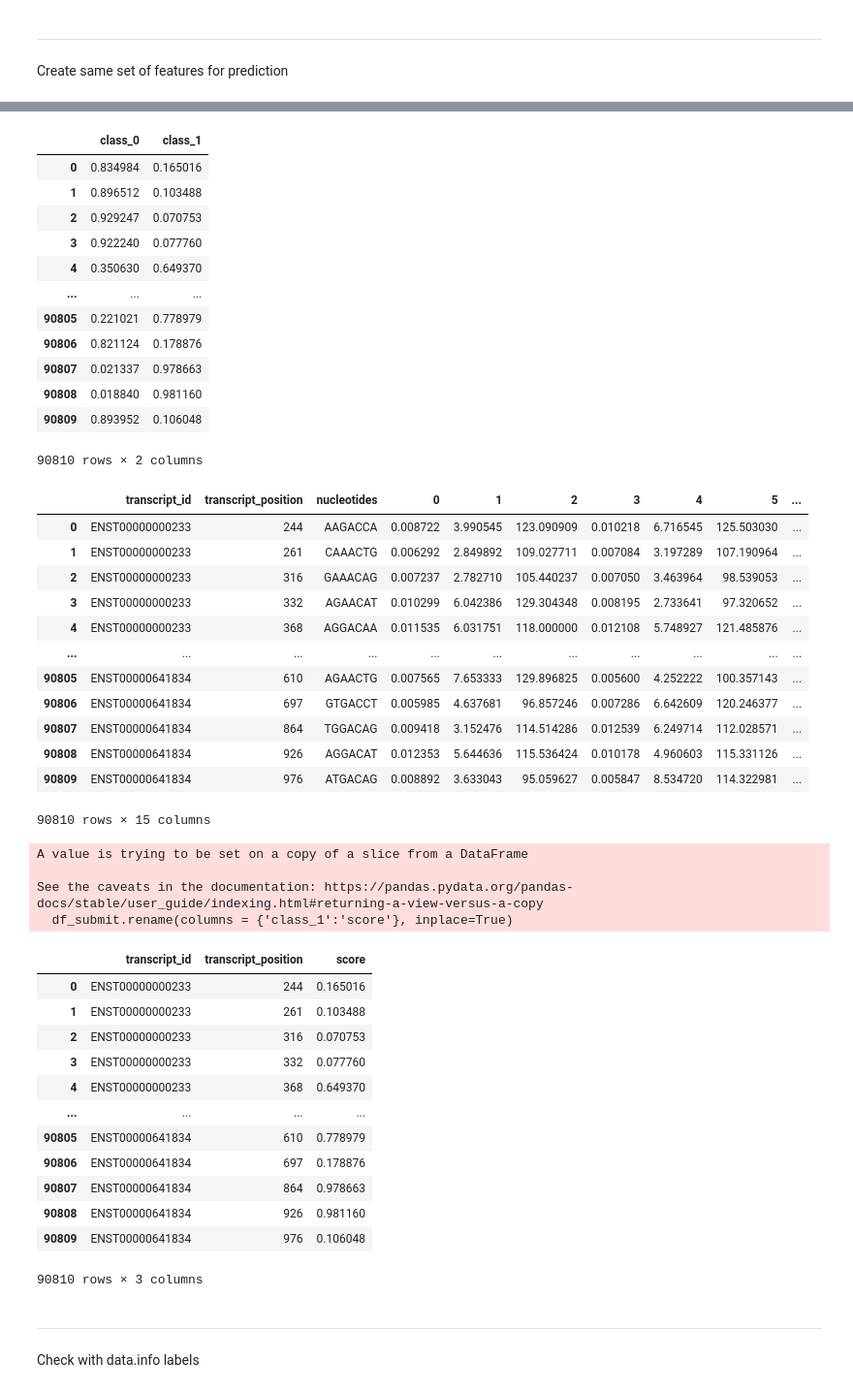
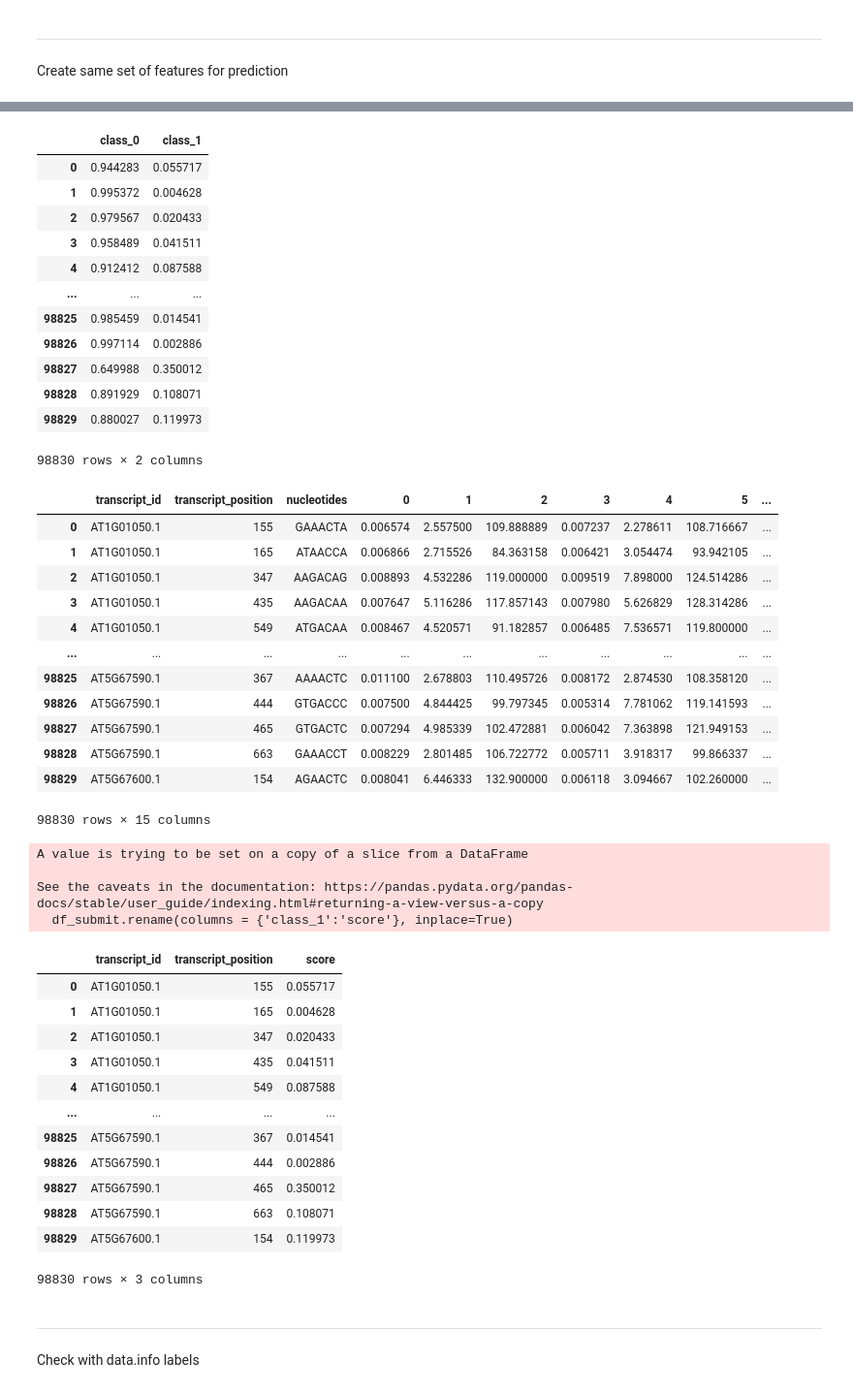
Before and after one commit to HaotingS/dsa4262_project, a Jupyter notebook: notebooks/test_model2.ipynb, the cells around one changed output, grey strips where cells are left out. Shown at 97% size. Cells and saved outputs as stored; diff of their text form; code cells hidden in the pictures.

Commit message:
add submission files

```diff
--- a/notebooks/test_model2.ipynb
+++ b/notebooks/test_model2.ipynb
@@ -359,8 +359,10 @@ Testing against new data
 # %%
 # given new dataset to test
 temp_lst = list()
+dataset_num = 2
 
-with open('./data/dataset1.json', 'rb') as f:
+
+with open('./data/dataset{file_num}.json'.format(file_num = dataset_num), 'rb') as f:
     for line in f:
         temp1 = json.loads(line)
 
@@ -431,61 +433,61 @@ new_y_df.rename(columns={0:'class_0', 1:'class_1'}, inplace=True)
 new_y_df
 # %% [output]
 |  | class_0 | class_1 |
-| 0 | 0.834984 | 0.165016 |
-| 1 | 0.896512 | 0.103488 |
-| 2 | 0.929247 | 0.070753 |
-| 3 | 0.922240 | 0.077760 |
-| 4 | 0.350630 | 0.649370 |
+| 0 | 0.944283 | 0.055717 |
+| 1 | 0.995372 | 0.004628 |
+| 2 | 0.979567 | 0.020433 |
+| 3 | 0.958489 | 0.041511 |
+| 4 | 0.912412 | 0.087588 |
 | ... | ... | ... |
-| 90805 | 0.221021 | 0.778979 |
-| 90806 | 0.821124 | 0.178876 |
-| 90807 | 0.021337 | 0.978663 |
-| 90808 | 0.018840 | 0.981160 |
-| 90809 | 0.893952 | 0.106048 |
+| 98825 | 0.985459 | 0.014541 |
+| 98826 | 0.997114 | 0.002886 |
+| 98827 | 0.649988 | 0.350012 |
+| 98828 | 0.891929 | 0.108071 |
+| 98829 | 0.880027 | 0.119973 |
-90810 rows × 2 columns
+98830 rows × 2 columns
 # %%
 df_new = pd.concat([temp1, new_y_df, new_y_pred], axis=1)
 df_new
 # %% [output]
 |  | transcript_id | transcript_position | nucleotides | 0 | 1 | 2 | 3 | 4 | 5 | ... |
-| 0 | ENST00000000233 | 244 | AAGACCA | 0.008722 | 3.990545 | 123.090909 | 0.010218 | 6.716545 | 125.503030 | ... |
-| 1 | ENST00000000233 | 261 | CAAACTG | 0.006292 | 2.849892 | 109.027711 | 0.007084 | 3.197289 | 107.190964 | ... |
-| 2 | ENST00000000233 | 316 | GAAACAG | 0.007237 | 2.782710 | 105.440237 | 0.007050 | 3.463964 | 98.539053 | ... |
-| 3 | ENST00000000233 | 332 | AGAACAT | 0.010299 | 6.042386 | 129.304348 | 0.008195 | 2.733641 | 97.320652 | ... |
-| 4 | ENST00000000233 | 368 | AGGACAA | 0.011535 | 6.031751 | 118.000000 | 0.012108 | 5.748927 | 121.485876 | ... |
+| 0 | AT1G01050.1 | 155 | GAAACTA | 0.006574 | 2.557500 | 109.888889 | 0.007237 | 2.278611 | 108.716667 | ... |
+| 1 | AT1G01050.1 | 165 | ATAACCA | 0.006866 | 2.715526 | 84.363158 | 0.006421 | 3.054474 | 93.942105 | ... |
+| 2 | AT1G01050.1 | 347 | AAGACAG | 0.008893 | 4.532286 | 119.000000 | 0.009519 | 7.898000 | 124.514286 | ... |
+| 3 | AT1G01050.1 | 435 | AAGACAA | 0.007647 | 5.116286 | 117.857143 | 0.007980 | 5.626829 | 128.314286 | ... |
+| 4 | AT1G01050.1 | 549 | ATGACAA | 0.008467 | 4.520571 | 91.182857 | 0.006485 | 7.536571 | 119.800000 | ... |
 | ... | ... | ... | ... | ... | ... | ... | ... | ... | ... | ... |
-| 90805 | ENST00000641834 | 610 | AGAACTG | 0.007565 | 7.653333 | 129.896825 | 0.005600 | 4.252222 | 100.357143 | ... |
-| 90806 | ENST00000641834 | 697 | GTGACCT | 0.005985 | 4.637681 | 96.857246 | 0.007286 | 6.642609 | 120.246377 | ... |
-| 90807 | ENST00000641834 | 864 | TGGACAG | 0.009418 | 3.152476 | 114.514286 | 0.012539 | 6.249714 | 112.028571 | ... |
-| 90808 | ENST00000641834 | 926 | AGGACAT | 0.012353 | 5.644636 | 115.536424 | 0.010178 | 4.960603 | 115.331126 | ... |
-| 90809 | ENST00000641834 | 976 | ATGACAG | 0.008892 | 3.633043 | 95.059627 | 0.005847 | 8.534720 | 114.322981 | ... |
+| 98825 | AT5G67590.1 | 367 | AAAACTC | 0.011100 | 2.678803 | 110.495726 | 0.008172 | 2.874530 | 108.358120 | ... |
+| 98826 | AT5G67590.1 | 444 | GTGACCC | 0.007500 | 4.844425 | 99.797345 | 0.005314 | 7.781062 | 119.141593 | ... |
+| 98827 | AT5G67590.1 | 465 | GTGACTC | 0.007294 | 4.985339 | 102.472881 | 0.006042 | 7.363898 | 121.949153 | ... |
+| 98828 | AT5G67590.1 | 663 | GAAACCT | 0.008229 | 2.801485 | 106.722772 | 0.005711 | 3.918317 | 99.866337 | ... |
+| 98829 | AT5G67600.1 | 154 | AGAACTC | 0.008041 | 6.446333 | 132.900000 | 0.006118 | 3.094667 | 102.260000 | ... |
-90810 rows × 15 columns
+98830 rows × 15 columns
 # %%
 # output for dataset1 sample submission
 col_keep = ['transcript_id', 'transcript_position', 'class_1']
 df_submit = df_new[col_keep]
 
 df_submit.rename(columns = {'class_1':'score'}, inplace=True)
-# df_submit.to_csv('./results/dataset1_submit.csv')
+df_submit.to_csv('./results/teamgenono_dataset{file_num}_{submission_num}.csv'.format(file_num = dataset_num, submission_num = 1))
 df_submit
 # %% [output]
 A value is trying to be set on a copy of a slice from a DataFrame
 
 See the caveats in the documentation: https://pandas.pydata.org/pandas-docs/stable/user_guide/indexing.html#returning-a-view-versus-a-copy
   df_submit.rename(columns = {'class_1':'score'}, inplace=True)
 |  | transcript_id | transcript_position | score |
-| 0 | ENST00000000233 | 244 | 0.165016 |
-| 1 | ENST00000000233 | 261 | 0.103488 |
-| 2 | ENST00000000233 | 316 | 0.070753 |
-| 3 | ENST00000000233 | 332 | 0.077760 |
-| 4 | ENST00000000233 | 368 | 0.649370 |
+| 0 | AT1G01050.1 | 155 | 0.055717 |
+| 1 | AT1G01050.1 | 165 | 0.004628 |
+| 2 | AT1G01050.1 | 347 | 0.020433 |
+| 3 | AT1G01050.1 | 435 | 0.041511 |
+| 4 | AT1G01050.1 | 549 | 0.087588 |
 | ... | ... | ... | ... |
-| 90805 | ENST00000641834 | 610 | 0.778979 |
-| 90806 | ENST00000641834 | 697 | 0.178876 |
-| 90807 | ENST00000641834 | 864 | 0.978663 |
-| 90808 | ENST00000641834 | 926 | 0.981160 |
-| 90809 | ENST00000641834 | 976 | 0.106048 |
+| 98825 | AT5G67590.1 | 367 | 0.014541 |
+| 98826 | AT5G67590.1 | 444 | 0.002886 |
+| 98827 | AT5G67590.1 | 465 | 0.350012 |
+| 98828 | AT5G67590.1 | 663 | 0.108071 |
+| 98829 | AT5G67600.1 | 154 | 0.119973 |
-90810 rows × 3 columns
+98830 rows × 3 columns
 # %% [markdown]
 ---
 Check with data.info labels
```
Also changed, not shown: parts of 5 cells of this notebook.
